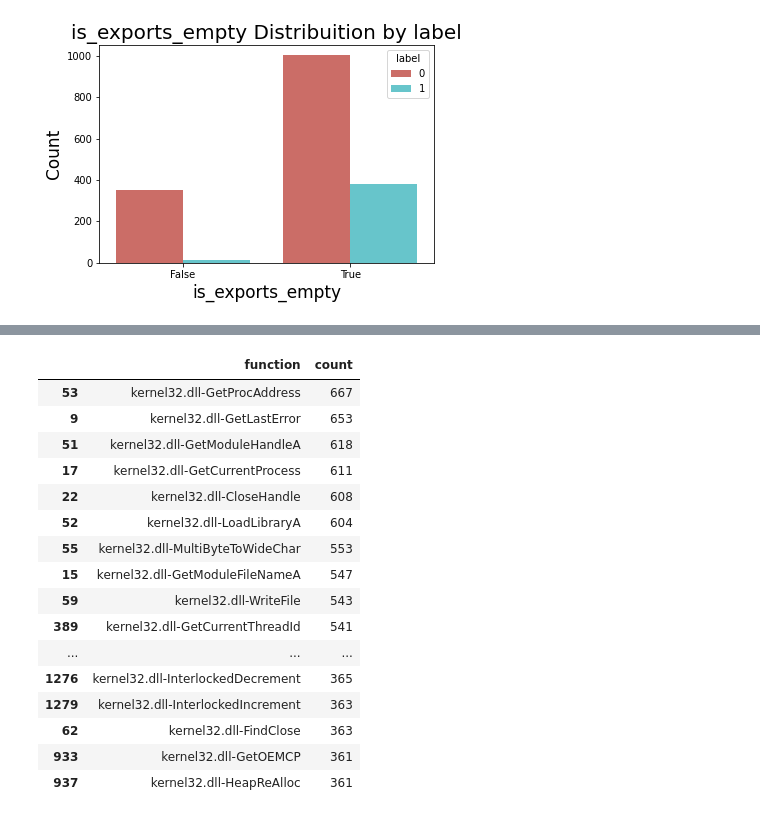
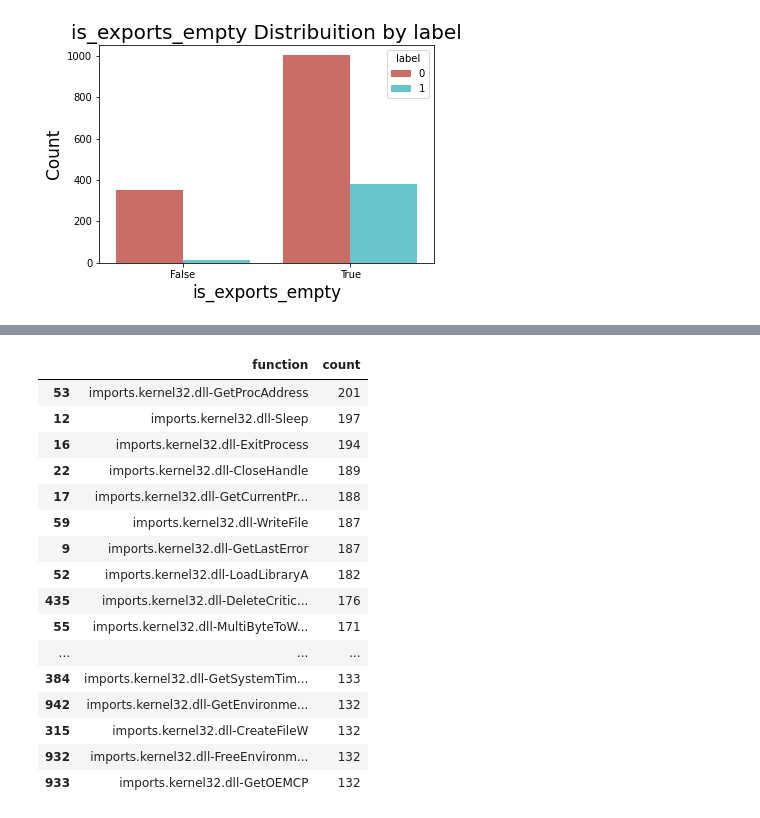
Before and after one commit to patrycjapiechowicz/cybersec, a Jupyter notebook: notebooks/Eda imports, exports.ipynb, the cells around one changed output, grey strips where cells are left out. Drawn from its saved outputs; the diff is of its cells as text; code cells hidden in the pictures.

```diff
--- a/notebooks/Eda imports, exports.ipynb
+++ b/notebooks/Eda imports, exports.ipynb
@@ -172,14 +214,19 @@ df_counts_bening_fun
 # %%
+%%time
+# frequncy import functions for malwares
 
-# frequncy functions for beningwares
-malwares = flatten_df[flatten_df['label']==0]
-malware_function_df = malwares.loc[ : , bening_ware.columns != 'label']
+label_imports_df = flatten_df.filter(regex='label|imports.')
+
+malwares = flatten_df[label_imports_df['label'] == 1]
+malware_function_df = malwares.loc[:, malwares.columns != 'label']
 malware_function_df.count().reset_index().rename(
-           columns={'index': 'function', 0: 'count'})
+    columns={'index': 'function', 0: 'count'})
 
-malware_count_function_df = malware_function_df.count().reset_index().rename(
-           columns={'index': 'function', 0: 'count'}).sort_values(by=['count'], ascending=False).head(50)
-
+malware_count_function_df = malware_function_df.count() \
+    .reset_index() \
+    .rename(columns={'index': 'function', 0: 'count'}) \
+    .sort_values(by=['count'], ascending=False) \
+    .head(50)
 
 malware_count_function_df
 # %% [output]
@@ -186,18 +234,18 @@ malware_count_function_df
 |  | function | count |
-| 53 | kernel32.dll-GetProcAddress | 667 |
-| 9 | kernel32.dll-GetLastError | 653 |
-| 51 | kernel32.dll-GetModuleHandleA | 618 |
-| 17 | kernel32.dll-GetCurrentProcess | 611 |
-| 22 | kernel32.dll-CloseHandle | 608 |
-| 52 | kernel32.dll-LoadLibraryA | 604 |
-| 55 | kernel32.dll-MultiByteToWideChar | 553 |
-| 15 | kernel32.dll-GetModuleFileNameA | 547 |
-| 59 | kernel32.dll-WriteFile | 543 |
-| 389 | kernel32.dll-GetCurrentThreadId | 541 |
+| 53 | imports.kernel32.dll-GetProcAddress | 201 |
+| 12 | imports.kernel32.dll-Sleep | 197 |
+| 16 | imports.kernel32.dll-ExitProcess | 194 |
+| 22 | imports.kernel32.dll-CloseHandle | 189 |
+| 17 | imports.kernel32.dll-GetCurrentPr... | 188 |
+| 59 | imports.kernel32.dll-WriteFile | 187 |
+| 9 | imports.kernel32.dll-GetLastError | 187 |
+| 52 | imports.kernel32.dll-LoadLibraryA | 182 |
+| 435 | imports.kernel32.dll-DeleteCritic... | 176 |
+| 55 | imports.kernel32.dll-MultiByteToW... | 171 |
 | ... | ... | ... |
-| 1276 | kernel32.dll-InterlockedDecrement | 365 |
-| 1279 | kernel32.dll-InterlockedIncrement | 363 |
-| 62 | kernel32.dll-FindClose | 363 |
-| 933 | kernel32.dll-GetOEMCP | 361 |
-| 937 | kernel32.dll-HeapReAlloc | 361 |
+| 384 | imports.kernel32.dll-GetSystemTim... | 133 |
+| 942 | imports.kernel32.dll-GetEnvironme... | 132 |
+| 315 | imports.kernel32.dll-CreateFileW | 132 |
+| 932 | imports.kernel32.dll-FreeEnvironm... | 132 |
+| 933 | imports.kernel32.dll-GetOEMCP | 132 |
 # %%
```
Also changed, not shown: parts of 11 cells of this notebook.
